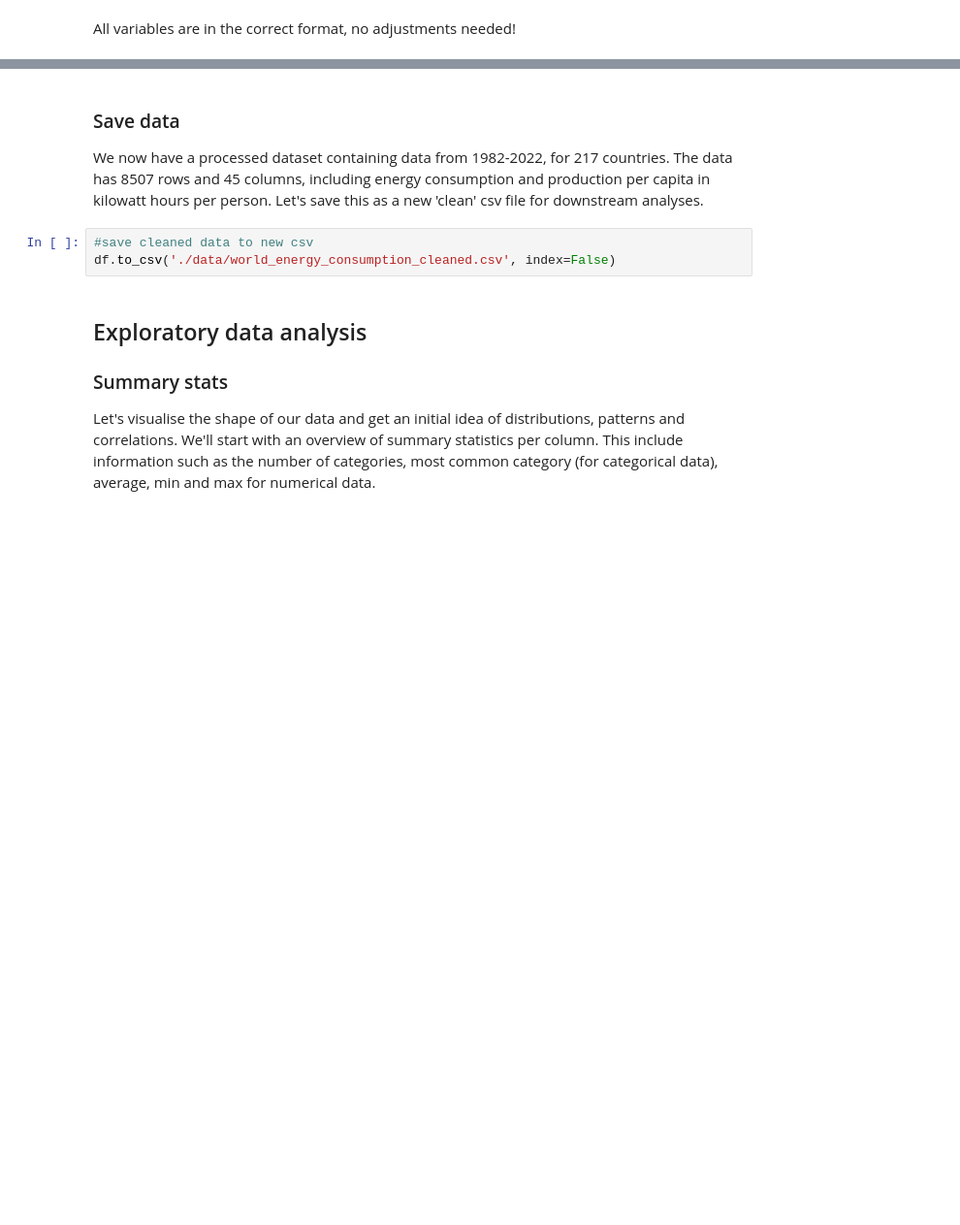
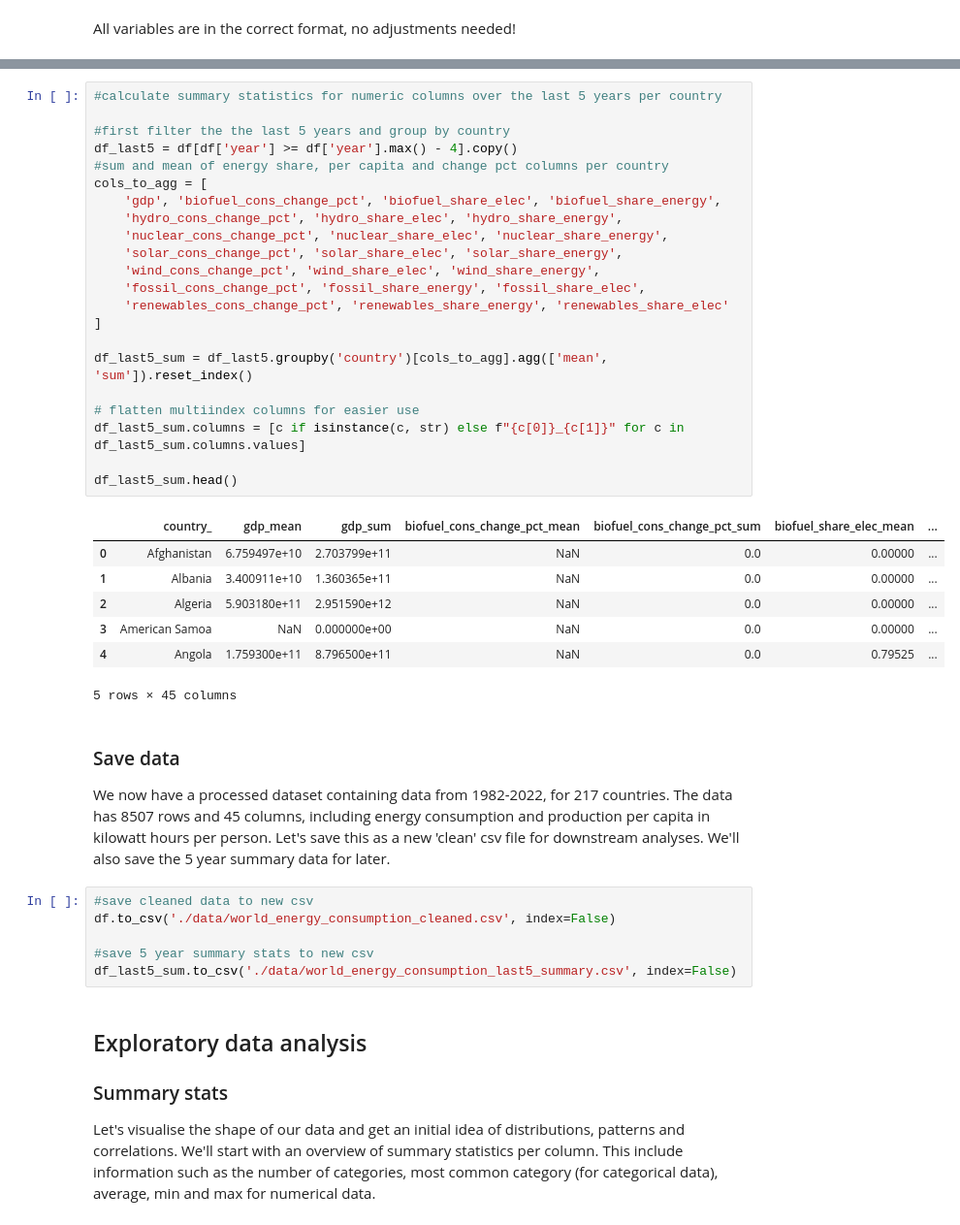
Before and after one commit to KMarsh-code/global-renewable-energy-analysis, a Jupyter notebook: jupyter_notebooks/1_renewable_energy_data_cleaning_eda.ipynb, the cells around one changed output, grey strips where cells are left out. Shown at 97% size. Drawn from its saved outputs; the diff is of its cells as text; blank space fills up the shorter version.

Commit message:
Add combined renewables columns for 5 year summary data

```diff
--- a/jupyter_notebooks/1_renewable_energy_data_cleaning_eda.ipynb
+++ b/jupyter_notebooks/1_renewable_energy_data_cleaning_eda.ipynb
@@ -475,10 +481,43 @@ All variables are in the correct format, no adjustments needed!
+# %%
+#calculate summary statistics for numeric columns over the last 5 years per country
+
+#first filter the the last 5 years and group by country
+df_last5 = df[df['year'] >= df['year'].max() - 4].copy()
+#sum and mean of energy share, per capita and change pct columns per country
+cols_to_agg = [
+    'gdp', 'biofuel_cons_change_pct', 'biofuel_share_elec', 'biofuel_share_energy',
+    'hydro_cons_change_pct', 'hydro_share_elec', 'hydro_share_energy',
+    'nuclear_cons_change_pct', 'nuclear_share_elec', 'nuclear_share_energy',
+    'solar_cons_change_pct', 'solar_share_elec', 'solar_share_energy',
+    'wind_cons_change_pct', 'wind_share_elec', 'wind_share_energy',
+    'fossil_cons_change_pct', 'fossil_share_energy', 'fossil_share_elec',
+    'renewables_cons_change_pct', 'renewables_share_energy', 'renewables_share_elec'
+]
+
+df_last5_sum = df_last5.groupby('country')[cols_to_agg].agg(['mean', 'sum']).reset_index()
+
+# flatten multiindex columns for easier use
+df_last5_sum.columns = [c if isinstance(c, str) else f"{c[0]}_{c[1]}" for c in df_last5_sum.columns.values]
+
+df_last5_sum.head()
+# %% [output]
+|  | country_ | gdp_mean | gdp_sum | biofuel_cons_change_pct_mean | biofuel_cons_change_pct_sum | biofuel_share_elec_mean | ... |
+| 0 | Afghanistan | 6.759497e+10 | 2.703799e+11 | NaN | 0.0 | 0.00000 | ... |
+| 1 | Albania | 3.400911e+10 | 1.360365e+11 | NaN | 0.0 | 0.00000 | ... |
+| 2 | Algeria | 5.903180e+11 | 2.951590e+12 | NaN | 0.0 | 0.00000 | ... |
+| 3 | American Samoa | NaN | 0.000000e+00 | NaN | 0.0 | 0.00000 | ... |
+| 4 | Angola | 1.759300e+11 | 8.796500e+11 | NaN | 0.0 | 0.79525 | ... |
+5 rows × 45 columns
 # %% [markdown]
 ### Save data
 
-We now have a processed dataset containing data from 1982-2022, for 217 countries. The data has 8507 rows and 45 columns, including energy consumption and production per capita in kilowatt hours per person. Let's save this as a new 'clean' csv file for downstream analyses.
+We now have a processed dataset containing data from 1982-2022, for 217 countries. The data has 8507 rows and 45 columns, including energy consumption and production per capita in kilowatt hours per person. Let's save this as a new 'clean' csv file for downstream analyses. We'll also save the 5 year summary data for later.
 # %%
 #save cleaned data to new csv
 df.to_csv('./data/world_energy_consumption_cleaned.csv', index=False)
+
+#save 5 year summary stats to new csv
+df_last5_sum.to_csv('./data/world_energy_consumption_last5_summary.csv', index=False)
 # %% [markdown]
 ## Exploratory data analysis
 
```
Also changed, not shown: parts of 4 cells of this notebook, 1 other file.
